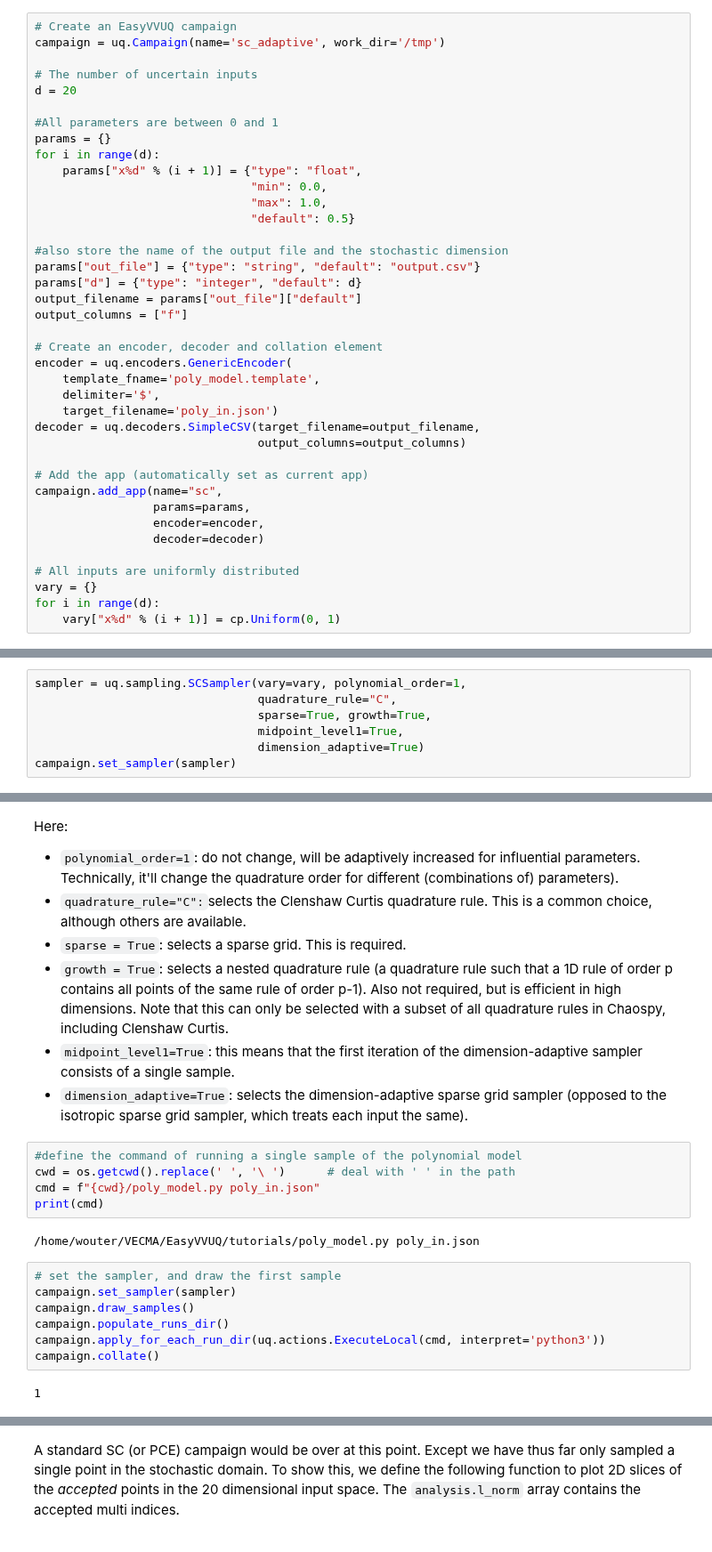
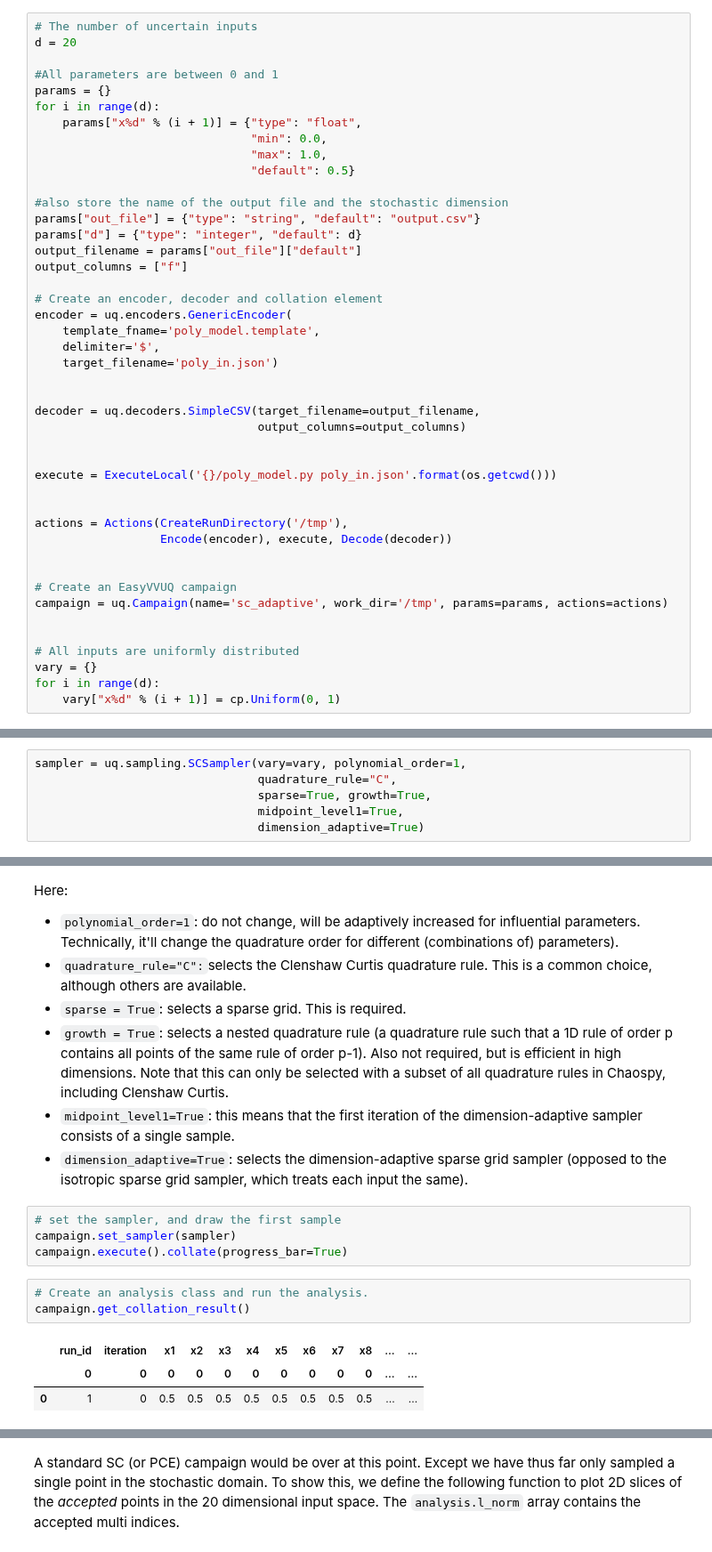
Before and after one commit to UCL-CCS/EasyVVUQ, a Jupyter notebook: tutorials/dimension_adaptive_tutorial.ipynb, the cells around one changed output, grey strips where cells are left out. Shown at 89% size. Drawn from its saved outputs; the diff is of its cells as text.

Commit message:
change to use the actions paradigm

```diff
--- a/tutorials/dimension_adaptive_tutorial.ipynb
+++ b/tutorials/dimension_adaptive_tutorial.ipynb
@@ -92,9 +93,6 @@ import matplotlib.pyplot as plt
 # %% [markdown]
 Running an adaptive campaign starts exactly the same as creating a 'normal' SC campaign, with the exception of a few extra flags that are passed to the SC sampler object. We therefore start as usual with creating a Campaign,  encoder and decoder, and setting up the parameters space:
 # %%
-# Create an EasyVVUQ campaign
-campaign = uq.Campaign(name='sc_adaptive', work_dir='/tmp')
-
 # The number of uncertain inputs
 d = 20
 
@@ -117,14 +115,22 @@ encoder = uq.encoders.GenericEncoder(
     template_fname='poly_model.template',
     delimiter='$',
     target_filename='poly_in.json')
+
+
 decoder = uq.decoders.SimpleCSV(target_filename=output_filename,
                                 output_columns=output_columns)
 
-# Add the app (automatically set as current app)
-campaign.add_app(name="sc",
-                 params=params,
-                 encoder=encoder,
-                 decoder=decoder)
+
+execute = ExecuteLocal('{}/poly_model.py poly_in.json'.format(os.getcwd()))
+
+
+actions = Actions(CreateRunDirectory('/tmp'),
+                  Encode(encoder), execute, Decode(decoder))
+
+
+# Create an EasyVVUQ campaign
+campaign = uq.Campaign(name='sc_adaptive', work_dir='/tmp', params=params, actions=actions)
+
 
 # All inputs are uniformly distributed
 vary = {}
@@ -138,4 +144,3 @@ sampler = uq.sampling.SCSampler(vary=vary, polynomial_order=1,
                                 sparse=True, growth=True,
                                 midpoint_level1=True,
                                 dimension_adaptive=True)
-campaign.set_sampler(sampler)
@@ -150,19 +153,14 @@ Here:
 * `growth = True`: selects a nested quadrature rule (a quadrature rule such that a 1D rule of order p contains all points of the same rule of order p-1). Also not required, but is efficient in high dimensions. Note that this can only be selected with a subset of all quadrature rules in Chaospy, including Clenshaw Curtis.
 * `midpoint_level1=True`: this means that the first iteration of the dimension-adaptive sampler consists of a single sample.
 * `dimension_adaptive=True`: selects the dimension-adaptive sparse grid sampler (opposed to the isotropic sparse grid sampler, which treats each input the same).
-# %%
-#define the command of running a single sample of the polynomial model
-cwd = os.getcwd().replace(' ', '\ ')      # deal with ' ' in the path
-cmd = f"{cwd}/poly_model.py poly_in.json"
-print(cmd)
-# %% [output]
-/home/wouter/VECMA/EasyVVUQ/tutorials/poly_model.py poly_in.json
 # %%
 # set the sampler, and draw the first sample
 campaign.set_sampler(sampler)
-campaign.draw_samples()
-campaign.populate_runs_dir()
-campaign.apply_for_each_run_dir(uq.actions.ExecuteLocal(cmd, interpret='python3'))
-campaign.collate()
+campaign.execute().collate(progress_bar=True)
-# %% [output]
-1
+# %%
+# Create an analysis class and run the analysis.
+campaign.get_collation_result()
+# %% [output]
+|  | run_id | iteration | x1 | x2 | x3 | x4 | x5 | x6 | x7 | x8 | ... | ... |
+|  | 0 | 0 | 0 | 0 | 0 | 0 | 0 | 0 | 0 | 0 | ... | ... |
+| 0 | 1 | 0 | 0.5 | 0.5 | 0.5 | 0.5 | 0.5 | 0.5 | 0.5 | 0.5 | ... | ... |
```
Also changed, not shown: parts of 12 cells of this notebook.
